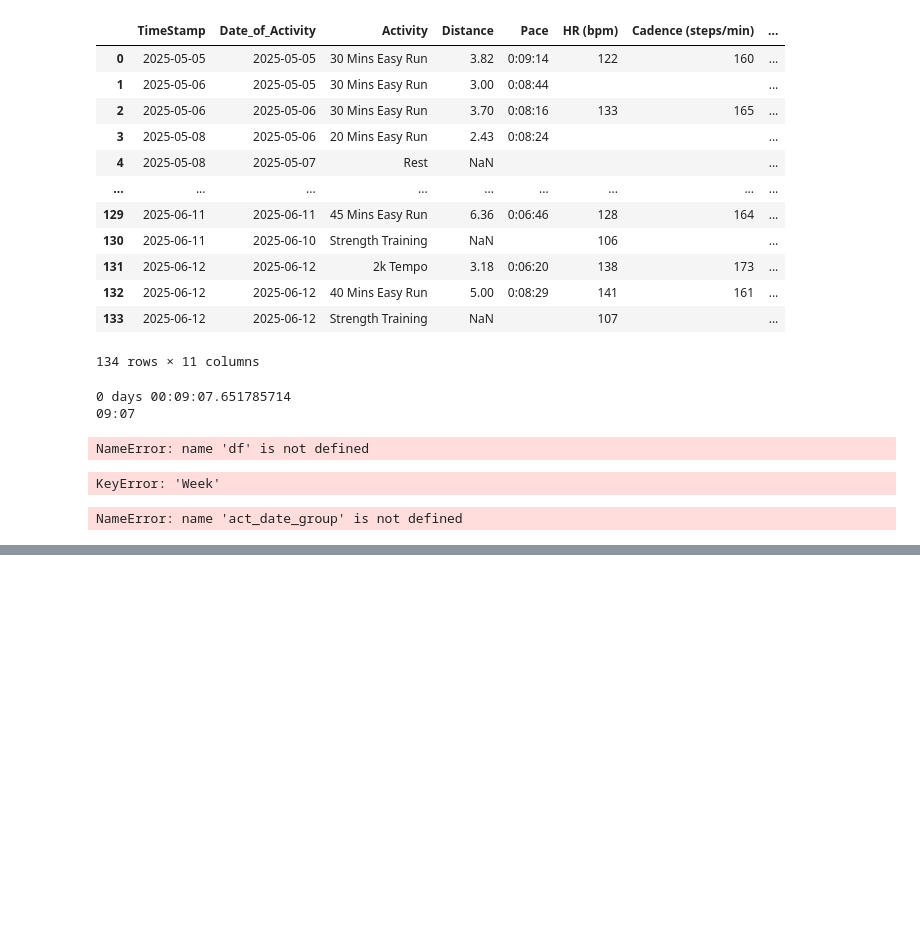
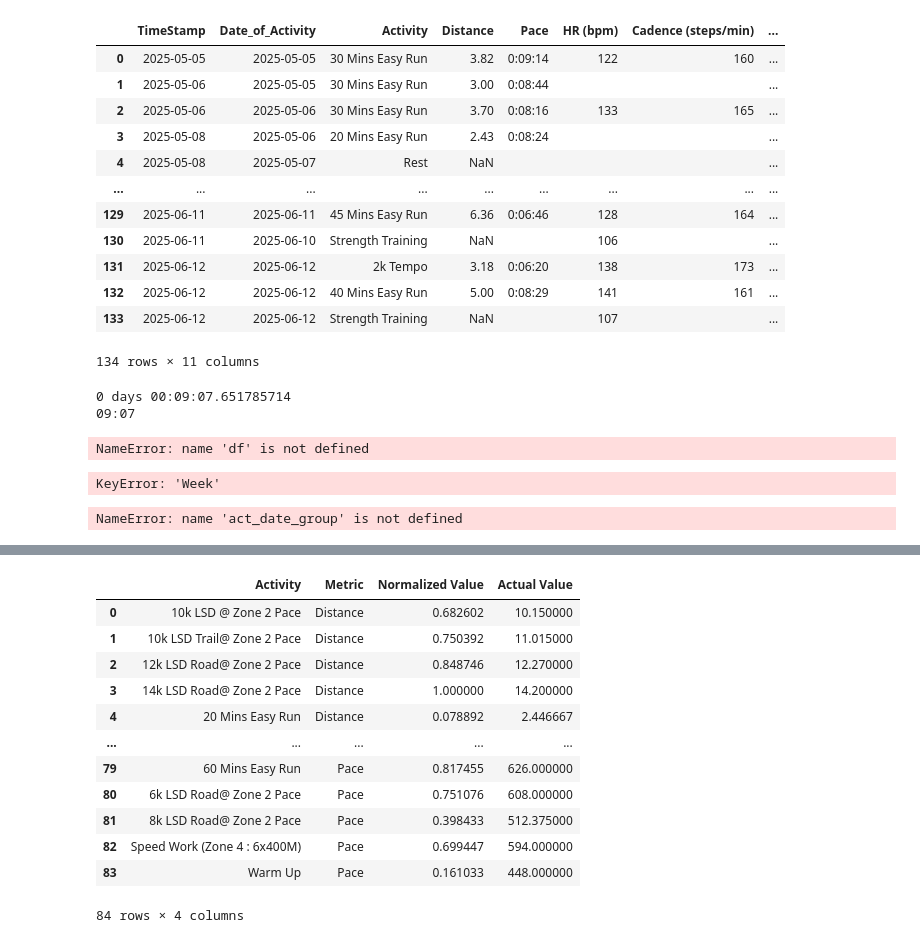
Before and after one commit to ssc0ttie/running_app, a Jupyter notebook: models/analysis.ipynb, the cells around one changed output, grey strips where cells are left out. Saved outputs shown, nothing was run; the diff lists cells and outputs as text; code cells hidden in the pictures; blank space fills up the shorter version.

```diff
--- a/models/analysis.ipynb
+++ b/models/analysis.ipynb
@@ -573,0 +758,59 @@ fig.show()
+# %%
+filtered_data = df[
+    ~df["Activity"].isin(["Rest", "Cross Train", "Strength Training", 0])
+]  # filter non running activity
+
+agg_df = filtered_data.groupby("Activity", as_index=False).agg(
+    {
+        "Distance": "mean",
+        "Cadence (steps/min)": "mean",
+        "RPE (1–10 scale)": "mean",
+        "Pace": "mean",  # timedelta format
+    }
+)
+
+agg_df["Pace"] = agg_df["Pace"].dt.total_seconds().astype(float)
+
+# Normalize the measures
+measures = ["Distance", "Cadence (steps/min)", "RPE (1–10 scale)", "Pace"]
+scaler = MinMaxScaler()
+# agg_df_scaled[measures] = scaler.fit_transform(agg_df[measures])
+
+normalized = pd.DataFrame(scaler.fit_transform(agg_df[measures]), columns=measures)
+
+# Melt for polar plotting
+
+df_normalized = agg_df[['Activity']].copy()
+for metric in measures:
+    df_normalized[metric + "_norm"] = normalized[metric]
+    df_normalized[metric + "_actual"] = agg_df[metric]
+
+melted = pd.melt(
+    df_normalized,
+    id_vars=["Activity"],
+    value_vars=[m + "_norm" for m in measures],
+    var_name="Metric",
+    value_name="Normalized Value"
+)
+
+# Add actual values
+melted["Metric"] = melted["Metric"].str.replace("_norm", "")
+melted["Actual Value"] = pd.concat([
+    df_normalized[m + "_actual"] for m in measures
+], ignore_index=True)
+
+melted
+# %% [output]
+|  | Activity | Metric | Normalized Value | Actual Value |
+| 0 | 10k LSD @ Zone 2 Pace | Distance | 0.682602 | 10.150000 |
+| 1 | 10k LSD Trail@ Zone 2 Pace | Distance | 0.750392 | 11.015000 |
+| 2 | 12k LSD Road@ Zone 2 Pace | Distance | 0.848746 | 12.270000 |
+| 3 | 14k LSD Road@ Zone 2 Pace | Distance | 1.000000 | 14.200000 |
+| 4 | 20 Mins Easy Run | Distance | 0.078892 | 2.446667 |
+| ... | ... | ... | ... | ... |
+| 79 | 60 Mins Easy Run | Pace | 0.817455 | 626.000000 |
+| 80 | 6k LSD Road@ Zone 2 Pace | Pace | 0.751076 | 608.000000 |
+| 81 | 8k LSD Road@ Zone 2 Pace | Pace | 0.398433 | 512.375000 |
+| 82 | Speed Work (Zone 4 : 6x400M) | Pace | 0.699447 | 594.000000 |
+| 83 | Warm Up | Pace | 0.161033 | 448.000000 |
+84 rows × 4 columns
```
Also changed, not shown: parts of 17 cells of this notebook, 9 other files.
